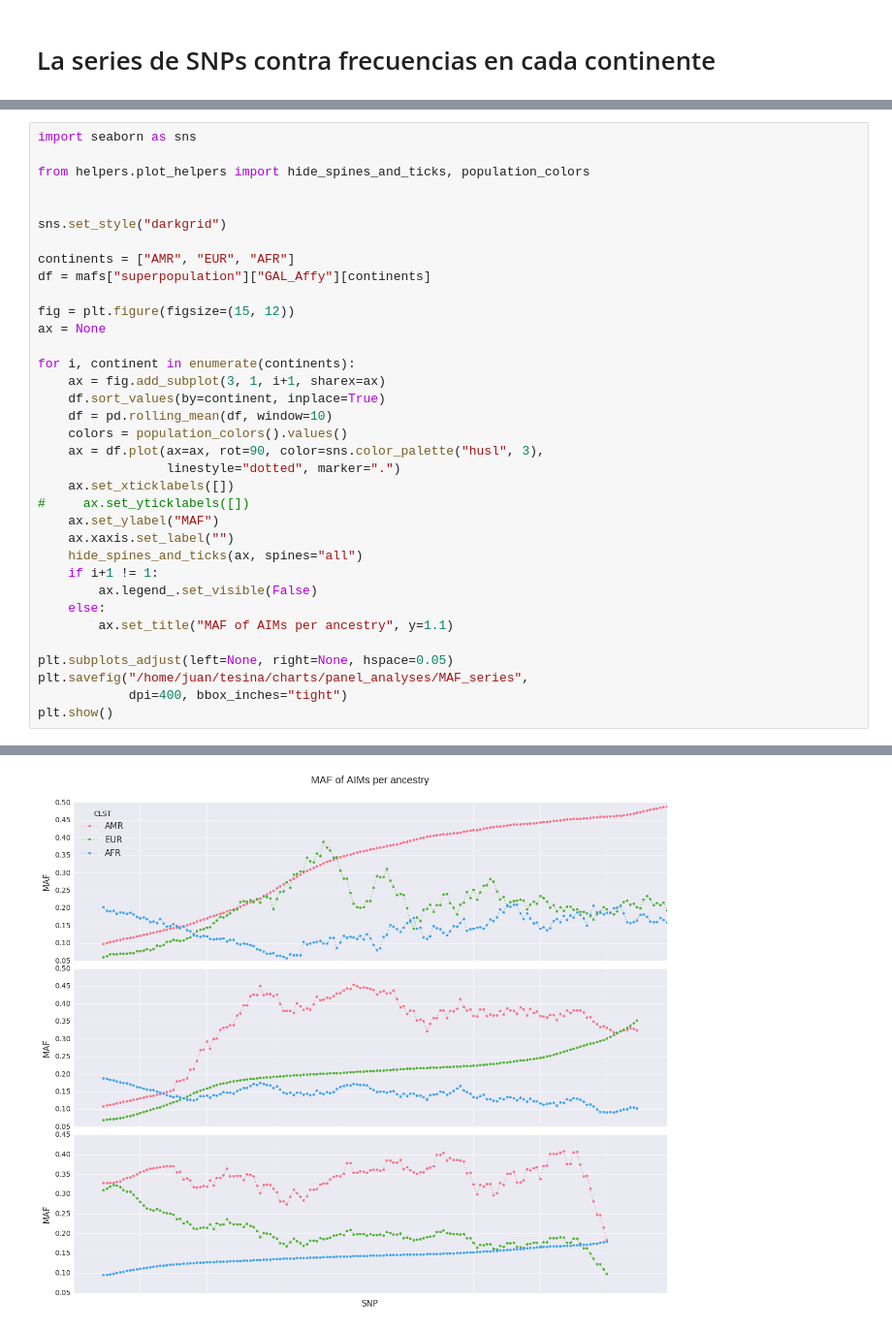
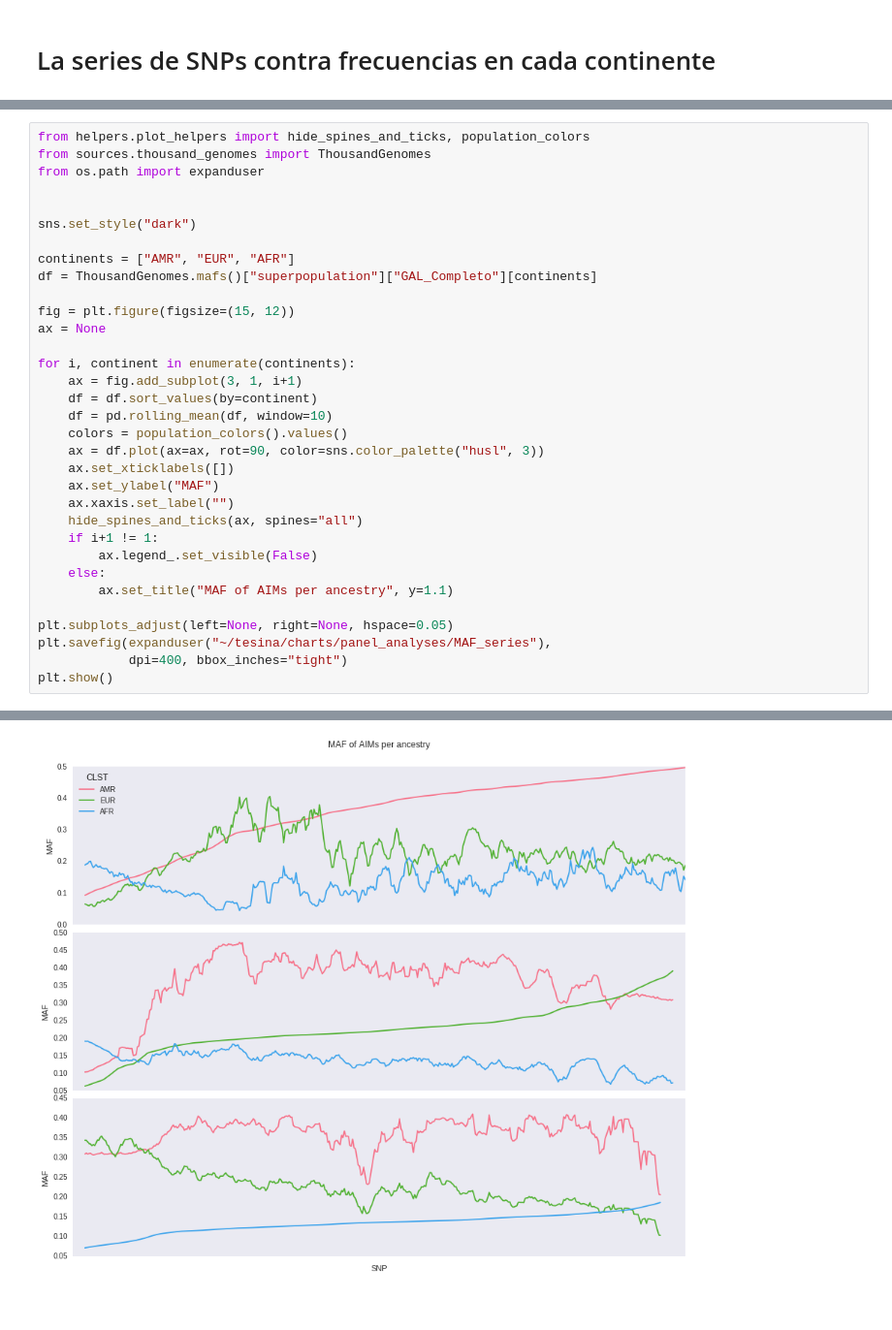
Before and after one commit to jmberros/tesina, a Jupyter notebook: tesina__Positions_and_MAFs.ipynb, the cells around one changed output, grey strips where cells are left out. Shown at 97% size. Drawn from its saved outputs; the diff is of its cells as text.

```diff
--- a/tesina__Positions_and_MAFs.ipynb
+++ b/tesina__Positions_and_MAFs.ipynb
@@ -346,26 +328,24 @@ AttributeError: module 'seaborn' has no attribute 'style'
 # %%
-import seaborn as sns
-
 from helpers.plot_helpers import hide_spines_and_ticks, population_colors
+from sources.thousand_genomes import ThousandGenomes
+from os.path import expanduser
 
 
-sns.set_style("darkgrid")
+sns.set_style("dark")
 
 continents = ["AMR", "EUR", "AFR"]
-df = mafs["superpopulation"]["GAL_Affy"][continents]
+df = ThousandGenomes.mafs()["superpopulation"]["GAL_Completo"][continents]
 
 fig = plt.figure(figsize=(15, 12))
 ax = None
 
 for i, continent in enumerate(continents):
-    ax = fig.add_subplot(3, 1, i+1, sharex=ax)
-    df.sort_values(by=continent, inplace=True)
+    ax = fig.add_subplot(3, 1, i+1)
+    df = df.sort_values(by=continent)
     df = pd.rolling_mean(df, window=10)
     colors = population_colors().values()
-    ax = df.plot(ax=ax, rot=90, color=sns.color_palette("husl", 3),
-                 linestyle="dotted", marker=".")
+    ax = df.plot(ax=ax, rot=90, color=sns.color_palette("husl", 3))
     ax.set_xticklabels([])
-#     ax.set_yticklabels([])
     ax.set_ylabel("MAF")
     ax.xaxis.set_label("")
     hide_spines_and_ticks(ax, spines="all")
@@ -375,7 +355,7 @@ for i, continent in enumerate(continents):
         ax.set_title("MAF of AIMs per ancestry", y=1.1)
 
 plt.subplots_adjust(left=None, right=None, hspace=0.05)
-plt.savefig("/home/juan/tesina/charts/panel_analyses/MAF_series",
+plt.savefig(expanduser("~/tesina/charts/panel_analyses/MAF_series"),
             dpi=400, bbox_inches="tight")
 plt.show()
 # %% [output]
@@ -385,2 +362,2 @@ See the caveats in the documentation: http://pandas.pydata.org/pandas-docs/stabl
-[figure, old version]
+[figure, new version]
 # %% [markdown]
```
Also changed, not shown: parts of 5 cells of this notebook.
